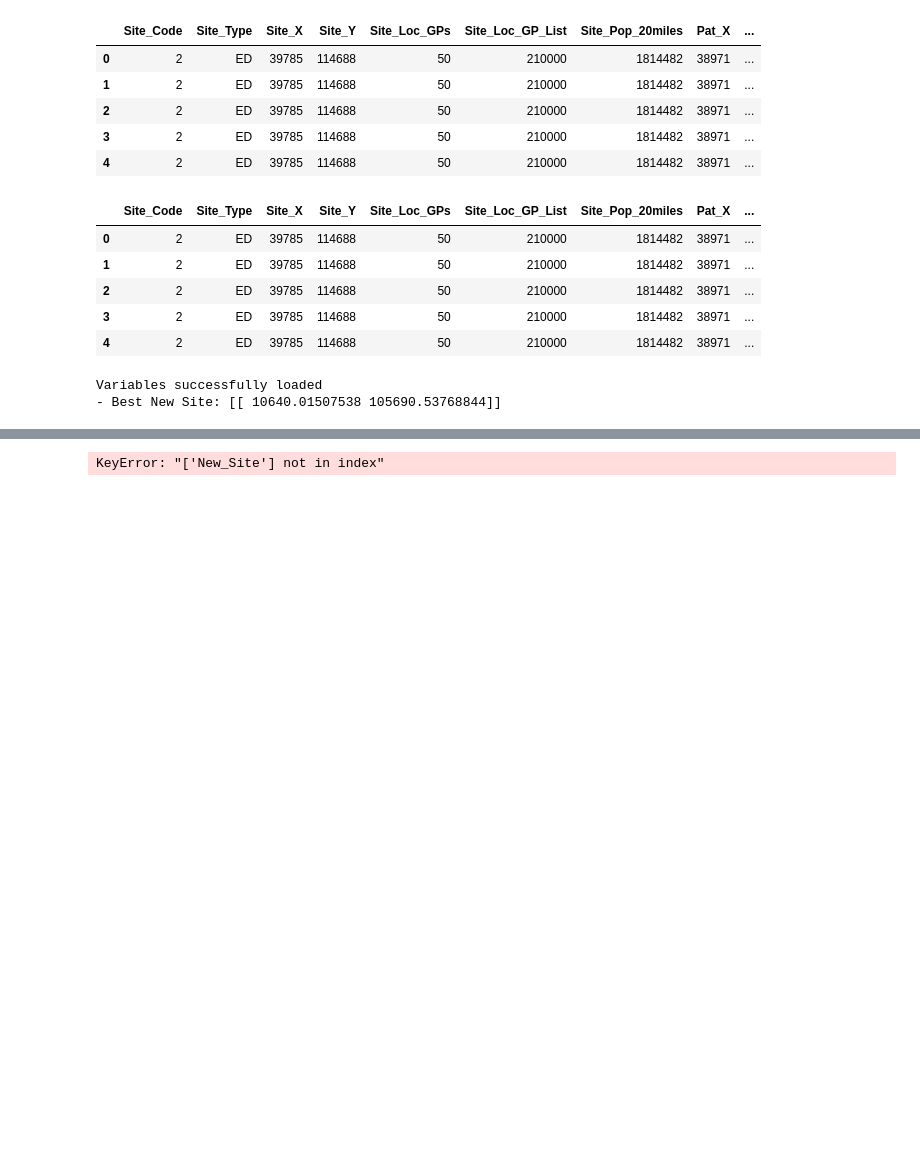
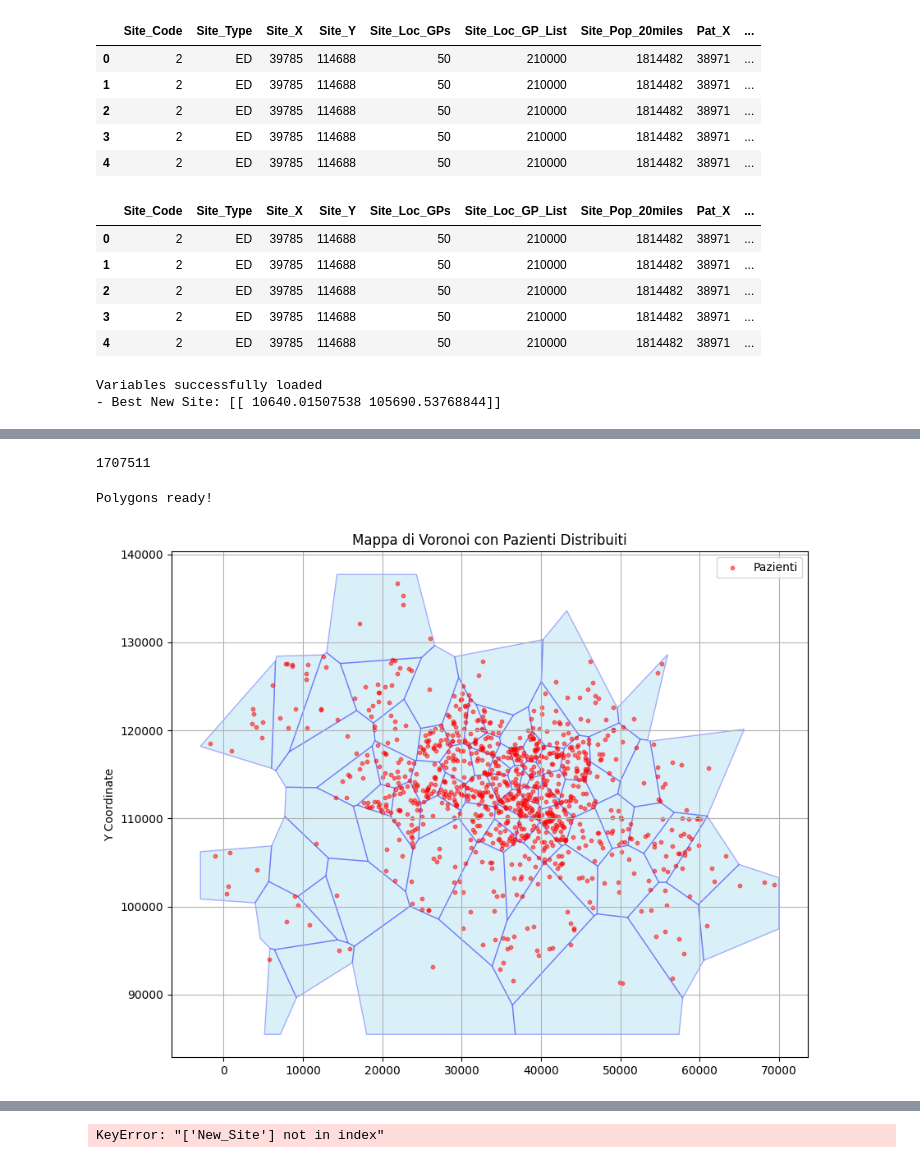
Before and after one commit to camillandreozzi/Operational_A-E, a Jupyter notebook: Best New Location/metrics.ipynb, the cells around one changed output, grey strips where cells are left out. Saved outputs shown, nothing was run; the diff lists cells and outputs as text; code cells hidden in the pictures; blank space fills up the shorter version.

```diff
--- a/Best New Location/metrics.ipynb
+++ b/Best New Location/metrics.ipynb
@@ -86,3 +86,9 @@ print(f"Variables successfully loaded\n- Best New Site: {best_new_site}")
 # %% [output]
 Variables successfully loaded
 - Best New Site: [[ 10640.01507538 105690.53768844]]
+# %%
+import pickle
+
+# %% Caricamento dei dati relativi ai poligoni delle aree associate ai postcodes
+with open('../data/results/voronoi_data.pkl', 'rb') as f:
+    voronoi_data = pickle.load(f)
@@ -88,0 +212,8 @@ Variables successfully loaded
+# %%
+# Applicare la funzione ai pazienti
+df = distribute_patients(df, finite_polygons)
+
+# %% Salvataggio in un file Pickle
+df.to_pickle('../data/processing/patients_with_distributed_positions.pkl')
+
+df.head()
@@ -88,0 +244,45 @@ Variables successfully loaded
+# %%
+len(df)
+# %% [output]
+1707511
+# %%
+import matplotlib.pyplot as plt
+from shapely.geometry import Polygon, Point
+import numpy as np
+
+# %% Funzione per tracciare la mappa di Voronoi
+def plot_voronoi(finite_polygons, patients_assigned=None):
+    """
+    Traccia la mappa di Voronoi e i pazienti distribuiti all'interno dei poligoni.
+
+    Parameters:
+        finite_polygons (list): Lista di poligoni della mappa di Voronoi.
+        patient_coords (DataFrame): Coordinate dei pazienti (Pat_X, Pat_Y).
+        patients_assigned (optional, DataFrame): Pazienti assegnati alle aree se disponibili.
+    """
+    fig, ax = plt.subplots(figsize=(10, 8))
+
+    # Plotta tutti i poligoni della mappa di Voronoi
+    for poly in finite_polygons:
+        x, y = poly.exterior.xy
+        ax.fill(x, y, alpha=0.3, facecolor='skyblue', edgecolor='blue')
+    print("Polygons ready!")
+
+    # Plotta i pazienti se disponibili
+    if patients_assigned is not None:
+        ax.scatter(patients_assigned['Pat_X'], patients_assigned['Pat_Y'], c='red', label='Pazienti', s=10, alpha=0.5)
+
+    ax.set_ylabel('Y Coordinate')
+    ax.set_title('Mappa di Voronoi con Pazienti Distribuiti')
+    plt.legend()
+    plt.grid(True)
+    plt.show()
+
+# %% Estrazione di un campione di 1000 pazienti
+sampled_patients = df.sample(n=1000, random_state=42)  # Assicurati che df contenga il dataframe con i pazienti
+
+# %% Esegui il plotting solo per i pazienti campionati
+plot_voronoi(finite_polygons, sampled_patients[['Pat_X', 'Pat_Y']])
+# %% [output]
+Polygons ready!
+[figure, added]
```
Also changed, not shown: parts of 11 cells of this notebook, 1 other file.
